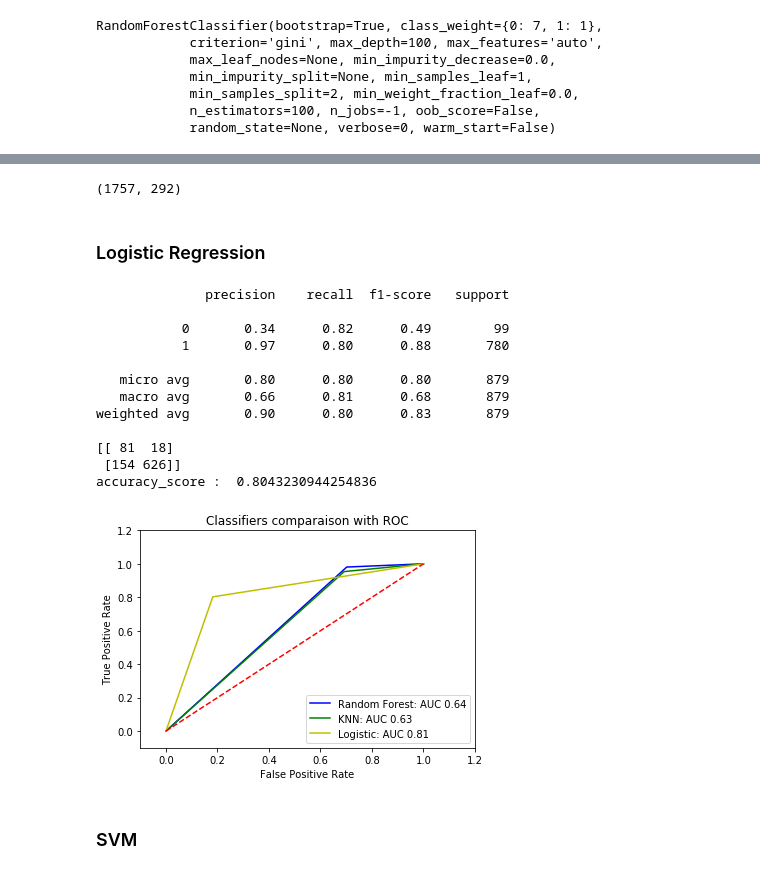
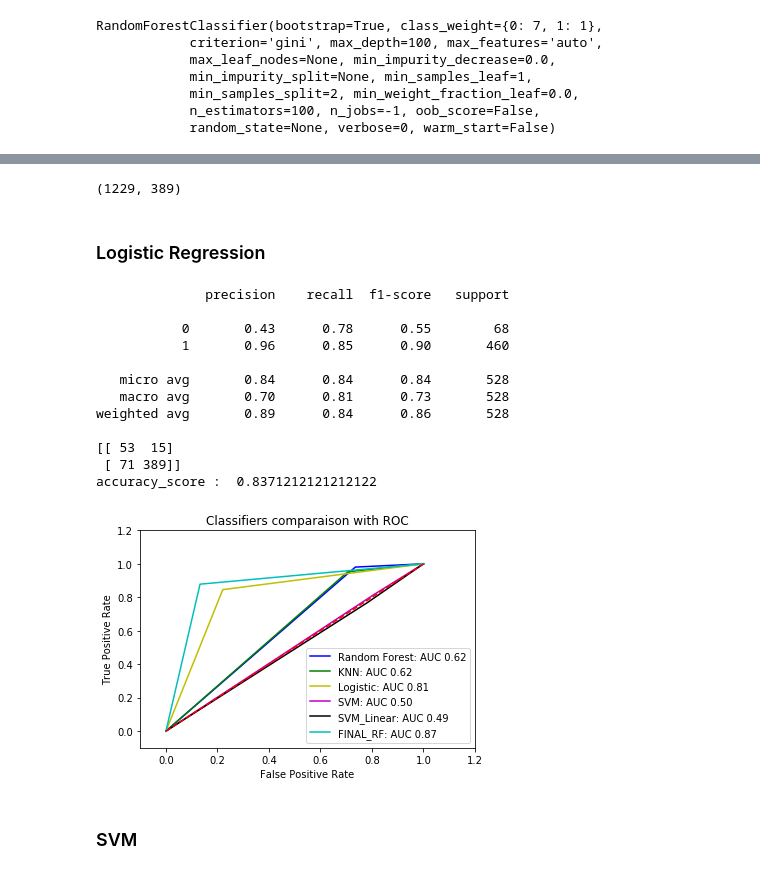
Before and after one commit to agarwal29796/fraud_page_detection, a Jupyter notebook: Training_Testing.ipynb, the cells around one changed output, grey strips where cells are left out. Saved outputs shown, nothing was run; the diff lists cells and outputs as text; code cells hidden in the pictures.

```diff
--- a/Training_Testing.ipynb
+++ b/Training_Testing.ipynb
@@ -194,7 +230,7 @@ print(value, counts)
 # %%
 # Get a training and test dataset
 from sklearn.model_selection import train_test_split
-X_train, X_test, Y_train, Y_test = train_test_split(data_final, label, test_size=0.5)
+X_train, X_test, Y_train, Y_test = train_test_split(data_final, label, test_size=0.3)
 print(X_train.shape)
 print(X_test.shape)
 print(Y_train.shape)
@@ -271,7 +307,7 @@ def AuROC(prediction, y_test=None):
     vfunc = np.vectorize(formatt)
 
     cmp = 0
-    colors = ['b', 'g', 'y', 'm', 'k']
+    colors = ['b', 'g', 'y', 'm', 'k','c']
     for model, predicted in prediction.items():
         if model == "Logistic" or model == "SVM" or model == "SVM_Linear":
             false_positive_rate, true_positive_rate, thresholds = roc_curve(y_test, predicted)
@@ -316,6 +352,9 @@ pd.Series(index = imp_features, data = VALUES).plot(kind='barh', title='Variable
 # %%
 from sklearn.preprocessing import StandardScaler
-scaled = StandardScaler().fit_transform(data_final)
-scaled.shape
+SS = StandardScaler()
+SS.fit(X_train)
+scaled_X_train = SS.transform(X_train)
+scaled_X_test = SS.transform(X_test)
+scaled_X_train.shape
 # %% [output]
-(1757, 292)
+(1229, 389)
@@ -325,26 +362,26 @@ x_train, x_test, y_train, y_test = train_test_split(scaled, label, test_size = 0
 ### Logistic Regression
 # %%
 from sklearn.linear_model import LogisticRegression
-clf = LogisticRegression(solver="liblinear", class_weight="balanced").fit(x_train, y_train)
+clf = LogisticRegression(solver="liblinear", class_weight="balanced").fit(scaled_X_train, Y_train)
 # %%
-pred = clf.predict(x_test)
+pred = clf.predict(scaled_X_test)
 prediction["Logistic"] = pred
-eval_model(y_test, pred)
-AuROC(prediction, y_test)
+eval_model(Y_test, pred)
+AuROC(prediction, Y_test)
 # %% [output]
               precision    recall  f1-score   support
 
-           0       0.34      0.82      0.49        99
-           1       0.97      0.80      0.88       780
+           0       0.43      0.78      0.55        68
+           1       0.96      0.85      0.90       460
 
-   micro avg       0.80      0.80      0.80       879
-   macro avg       0.66      0.81      0.68       879
-weighted avg       0.90      0.80      0.83       879
+   micro avg       0.84      0.84      0.84       528
+   macro avg       0.70      0.81      0.73       528
+weighted avg       0.89      0.84      0.86       528
 
-[[ 81  18]
- [154 626]]
-accuracy_score :  0.8043230944254836
+[[ 53  15]
+ [ 71 389]]
+accuracy_score :  0.8371212121212122
-[figure, old version]
+[figure, new version]
 # %% [markdown]
 ### SVM
 # %%
```
Also changed, not shown: parts of 40 cells of this notebook.
